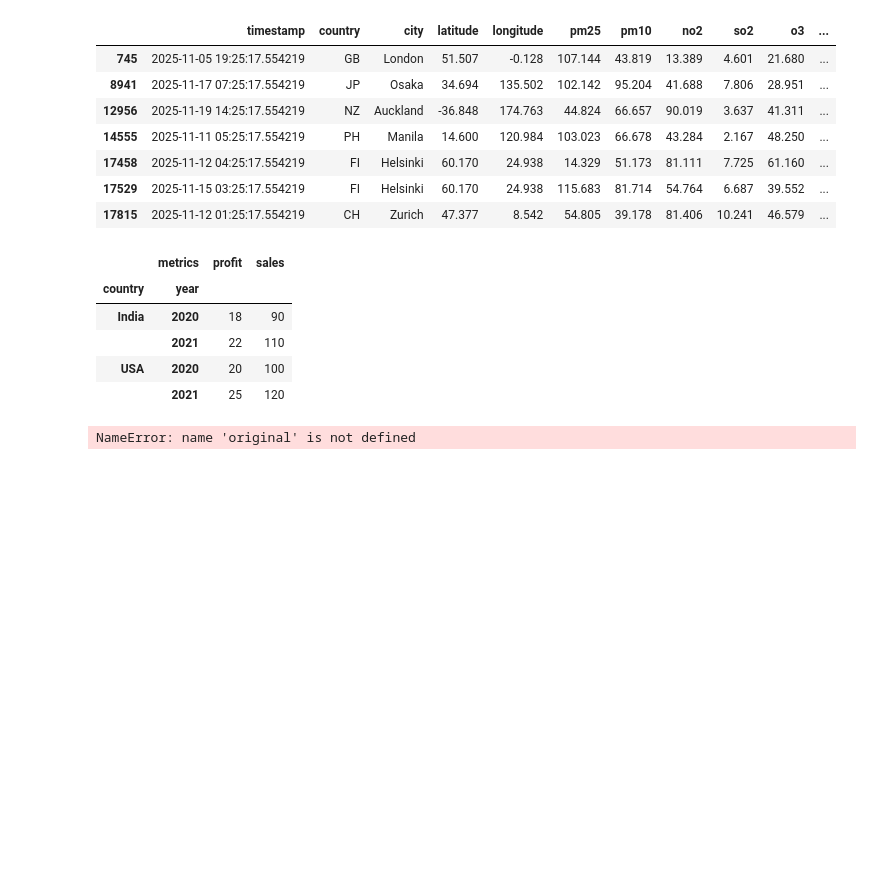
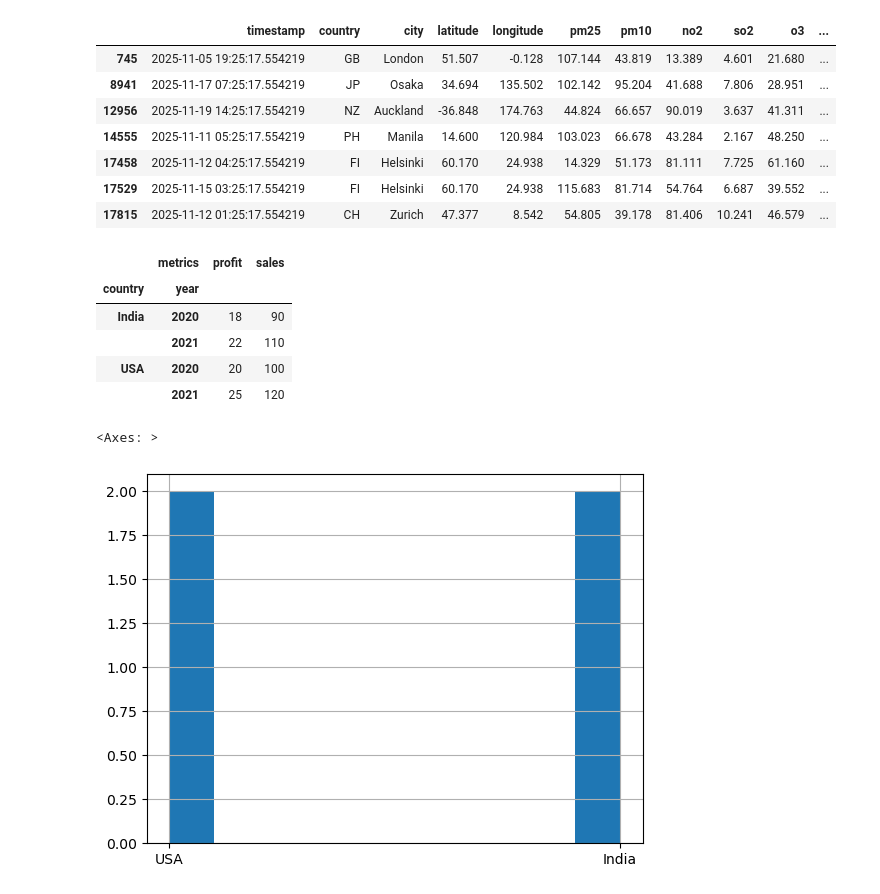
Before and after one commit to HiyaKothari1/python, a Jupyter notebook: Pandas.ipynb, the cells around one changed output. Drawn from its saved outputs; the diff is of its cells as text; code cells hidden in the pictures; blank space fills up the shorter version.

Commit message:
hist and plot

```diff
--- a/Pandas.ipynb
+++ b/Pandas.ipynb
@@ -192,6 +192,11 @@ original
 | USA | 2020 | 20 | 100 |
 |  | 2021 | 25 | 120 |
 # %%
-original
+#basic visualization
+#hist()
+#plot()
-# %% [output]
-NameError: name 'original' is not defined
+# %%
+df["country"].hist()
+# %% [output]
+<Axes: >
+[figure, added]
```
